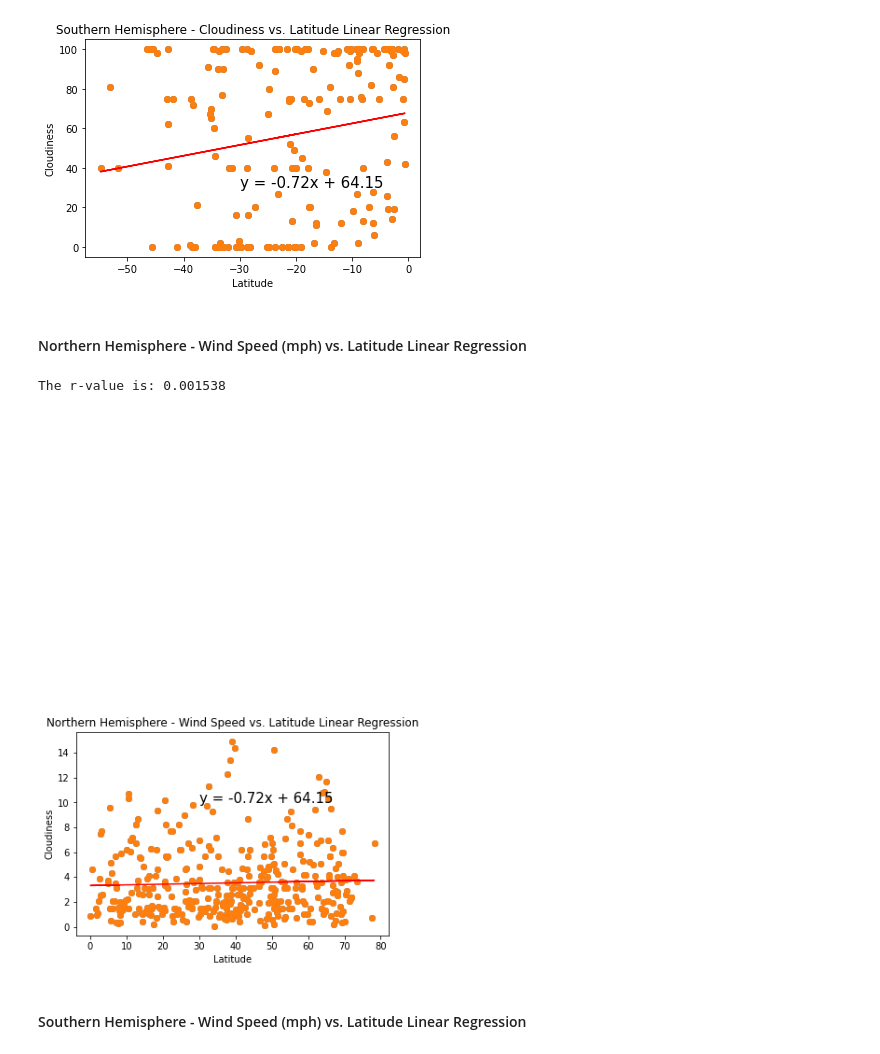
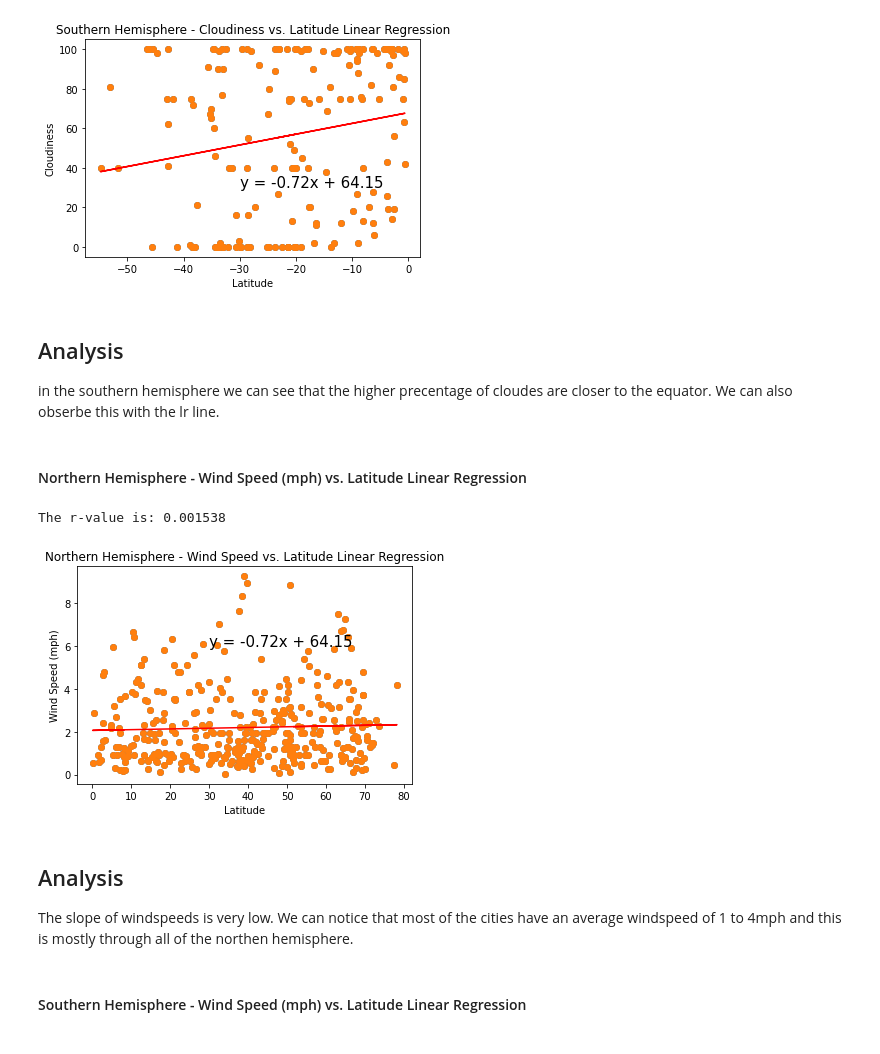
Before and after one commit to avaz7791/python-api-challenge, a Jupyter notebook: starter_code/WeatherPy.ipynb, the cells around one changed output. Drawn from its saved outputs; the diff is of its cells as text; code cells hidden in the pictures.

Commit message:
annotation to analysis
analysis to charts

```diff
--- a/starter_code/WeatherPy.ipynb
+++ b/starter_code/WeatherPy.ipynb
@@ -321,7 +319,7 @@ def linr(x,y):
     plt.scatter(x, y)
     plt.plot(x , regression,"r-")
 
-    plt.annotate(line_eq,(20,40),fontsize=15,color="k")
+    #plt.annotate(line_eq,(20,40),fontsize=15,color="k")
     # Print r value
     print(f"The r-value is: {round(rvalue**2,6)}")
     plt.show()
@@ -515,27 +535,33 @@ linr(x_values, y_values)
 # %% [output]
 The r-value is: 0.034483
 [figure]
+# %% [markdown]
+## Analysis
+in the southern hemisphere we can see that the  higher precentage of cloudes are closer to the equator. We can also obserbe this with the lr line.
 # %% [markdown]
 ####  Northern Hemisphere - Wind Speed (mph) vs. Latitude Linear Regression
 # %%
 # Create a Scatter Plot for temperature vs latitude
 x_values = Northern['Lat']
 #(Celsius * 9/5) + 32
-y_values = Northern['Wind Speed']
+y_values = Northern['Wind Speed'] /1.609
 # Create a Scatter Plot for temperature vs latitude
 plt.scatter(x_values,y_values)
 
 # Create a Scatter Plot for temperature vs latitude
 plt.xlabel('Latitude')
-plt.ylabel('Cloudiness')
+plt.ylabel('Wind Speed (mph)')
 plt.title('Northern Hemisphere - Wind Speed vs. Latitude Linear Regression')
 
-plt.annotate(line_eq,(30,10),fontsize=15 )
+plt.annotate(line_eq,(30,6),fontsize=15 )
 #call funciton linear regresion and plot vfor vendetta
 linr(x_values, y_values)
 # %% [output]
 The r-value is: 0.001538
-[figure, old version]
+[figure, new version]
+# %% [markdown]
+## Analysis
+The slope of windspeeds is very low. We can notice that most of the cities have an average windspeed of 1 to 4mph  and this is mostly through all of the northen hemisphere.
 # %% [markdown]
 ####  Southern Hemisphere - Wind Speed (mph) vs. Latitude Linear Regression
 # %%
```
Also changed, not shown: parts of 15 cells of this notebook.
